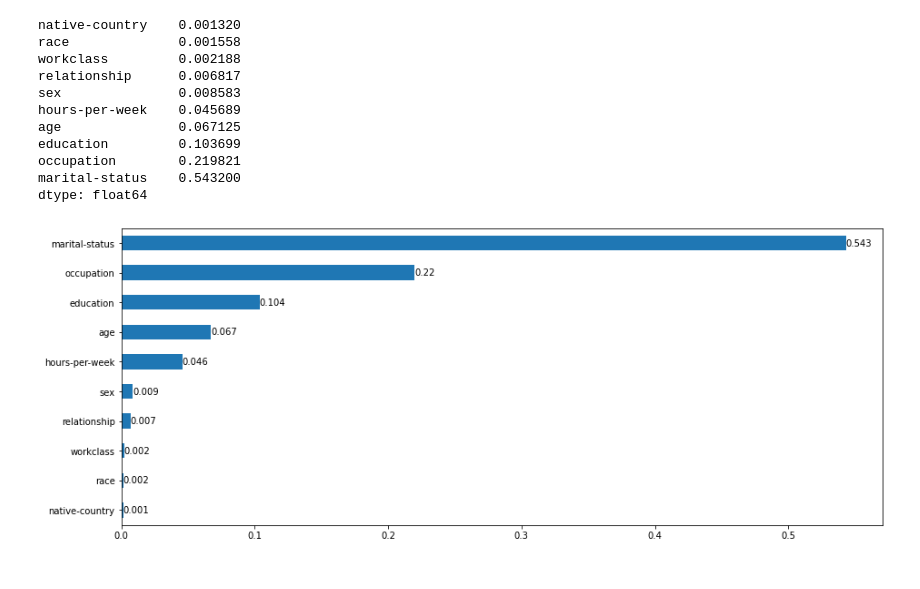
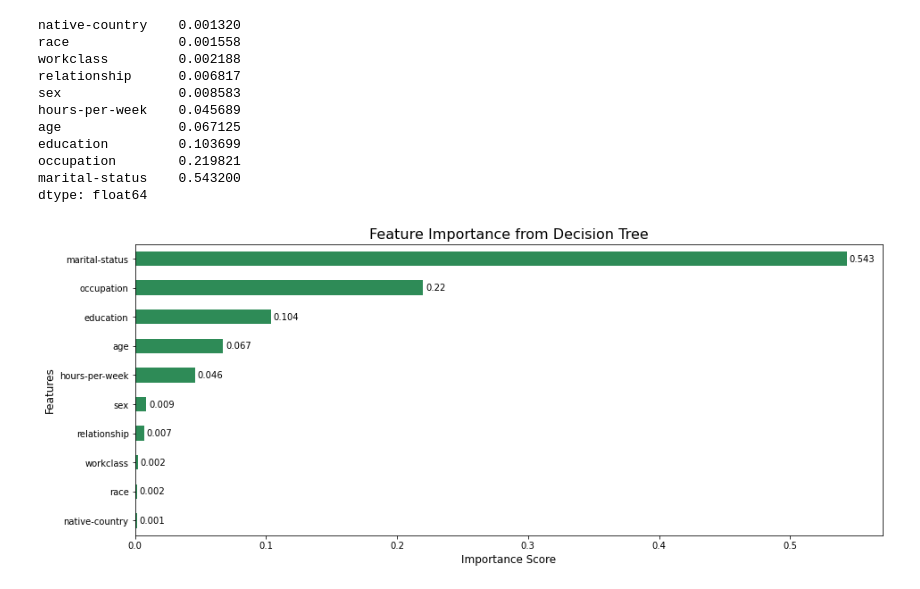
Before and after one commit to Sodiqlef/DecisionTree-income-predictor, a Jupyter notebook: DecisionTree-Modeling.ipynb, the cells around one changed output. Drawn from its saved outputs; the diff is of its cells as text; code cells hidden in the pictures.

```diff
--- a/DecisionTree-Modeling.ipynb
+++ b/DecisionTree-Modeling.ipynb
@@ -229,7 +229,10 @@ acc_val
 # %% [markdown]
 # Communicate Result
 # %%
-plt.subplots(figsize=(30, 12))
+# Plot the decision tree
+
+plt.style.use("seaborn-muted")
+plt.subplots(figsize=(25, 12))
 plot_tree(
     model["decisiontreeclassifier"],
     filled=True,
@@ -239,5 +242,8 @@ plot_tree(
     proportion=True,
     max_depth=3,
     fontsize=12)
+
+plt.title("Decision Tree Visualization (Max Depth = 3)", fontsize=16)
+plt.tight_layout()  # Prevents label cutoff
 plt.show()
 # %% [output]
@@ -262,8 +268,16 @@ dtype: float64
 # %%
 # Create horizontal bar chart
 plt.figure(figsize=(15, 6))
-feat_imp.plot(kind="barh")
-for h, v in enumerate(sorted(importances)):
-    plt.text(v, h, str(round(v, 3)), va="center", ha="left")
+feat_imp.plot(kind="barh", color="seagreen")
+plt.title("Feature Importance from Decision Tree", fontsize=16)
+plt.xlabel("Importance Score", fontsize=12)
+plt.ylabel("Features", fontsize=12)
+
+# Add value labels
+for h, v in enumerate(feat_imp.values):
+    plt.text(v + 0.002, h, str(round(v, 3)), va="center", ha="left", fontsize=10)
+
+
+plt.show()
 # %% [output]
-[figure, old version]
+[figure, new version]
```
Also changed, not shown: parts of 1 cell of this notebook.
